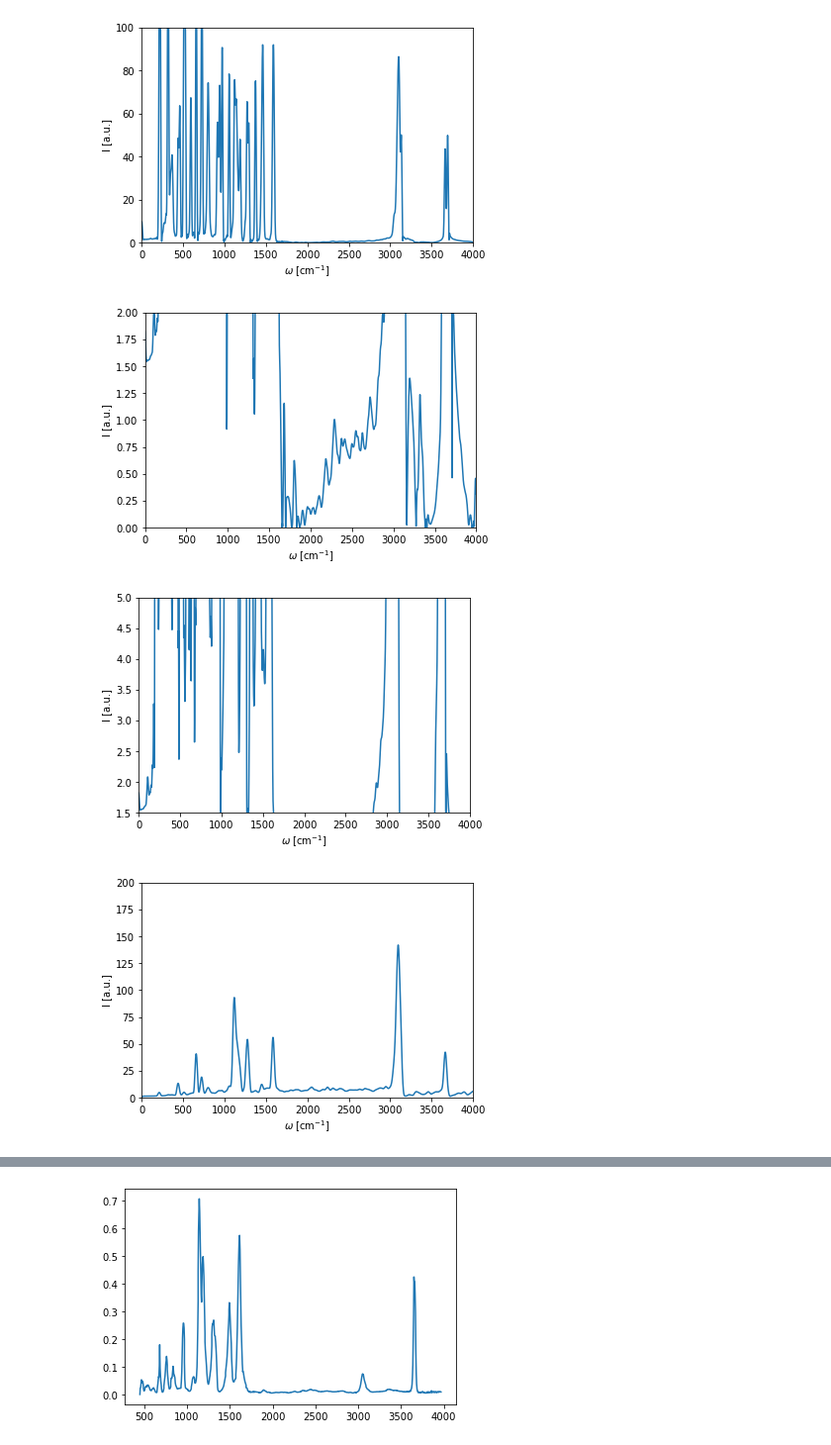
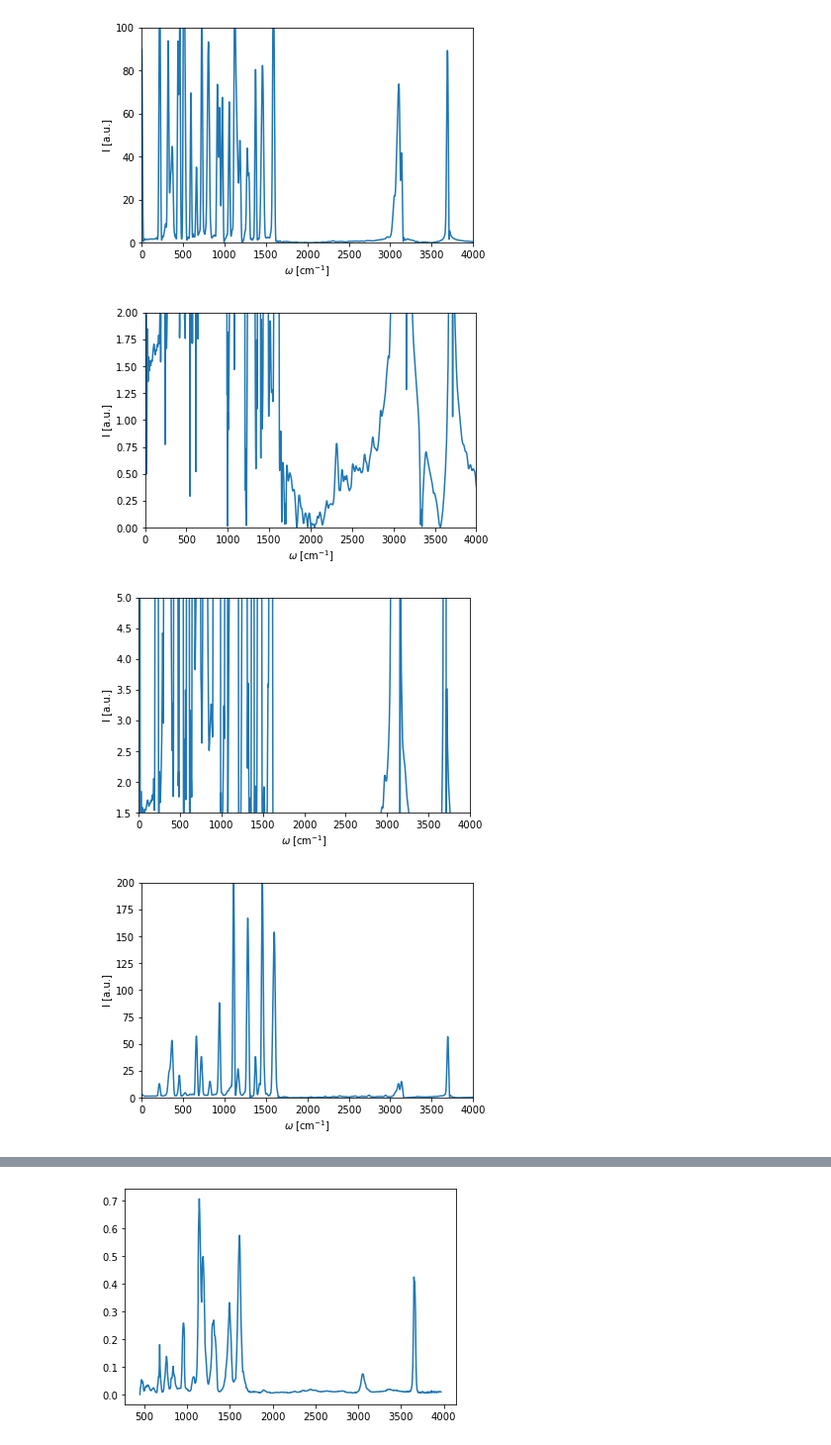
Before and after one commit to MihailBogojeski/equiv_dens_ml, a Jupyter notebook: schnetpack_md_ir_spectra_res.ipynb, the cells around one changed output, grey strips where cells are left out. Shown at 99% size. Saved outputs shown, nothing was run; the diff lists cells and outputs as text; code cells hidden in the pictures.

```diff
--- a/schnetpack_md_ir_spectra_res.ipynb
+++ b/schnetpack_md_ir_spectra_res.ipynb
@@ -14,5 +11,6 @@ The autoreload extension is already loaded. To reload it, use:
 # %%
-data = HDF5Loader('md_logs/2022-09-26_uyWZ6jDB/simulation_gpu_resorcinol_dipole_003_start_8-11_compressed.hdf5', load_properties=True, skip_initial=10000)
+#data = HDF5Loader('md_logs/2022-09-26_uyWZ6jDB/simulation_gpu_resorcinol_dipole_003_start_8-11_compressed.hdf5', load_properties=True, skip_initial=10000)
+data = HDF5Loader('md_logs/2023-01-13_Cr2KibUW/simulation_resorcinol_cluster_all_001_compressed.hdf5', load_properties=True, skip_initial=50000)
 # %%
 energies = data.get_property('energy')
 print('Shape:', energies.shape)
@@ -180,7 +178,7 @@ plt.xlabel('$\omega$ [cm$^{-1}$]')
 #plt.savefig('/home/mihail/Documents/Uni/PhD/equiv_dens/figures/ml_ethanol_vib_spectrum.svg')
 plt.show()
 # %% [output]
-[figure, old version]
+[figure, new version]
 # %%
 from schnetpack.md.utils.spectra import PowerSpectrum
 
@@ -201,7 +199,7 @@ plt.xlabel('$\omega$ [cm$^{-1}$]')
 #plt.savefig('/home/mihail/Documents/Uni/PhD/equiv_dens/figures/ml_ethanol_vib_spectrum.svg')
 plt.show()
 # %% [output]
-[figure, old version]
+[figure, new version]
 # %%
 from schnetpack.md.utils.spectra import PowerSpectrum
 
@@ -222,32 +220,33 @@ plt.xlabel('$\omega$ [cm$^{-1}$]')
 #plt.savefig('/home/mihail/Documents/Uni/PhD/equiv_dens/figures/ml_ethanol_vib_spectrum.svg')
 plt.show()
 # %% [output]
-[figure, old version]
+[figure, new version]
 # %%
 from schnetpack.md.utils.spectra import IRSpectrum
 
 spectrum = IRSpectrum(data, dipole_moment_handle='dipole_moment', resolution=4096)
 
 spectrum.compute_spectrum(molecule_idx=1)
 freqencies, intensities_1 = spectrum.get_spectrum()
-k_len = 20
-x_kern = np.linspace(-1, 1, k_len)
-w_1 = 1
-k_amp_1 = 1
-kernel_1 = k_amp_1*(np.exp(-(x_kern/w_1)**2)/np.sum(np.exp(-(x_kern/w_1)**2)))
-intensities_1 = np.convolve(intensities_1, kernel_1)[int(k_len/2):][:-(int(k_len/2)-1)]
+#k_len = 20
+#x_kern = np.linspace(-1, 1, k_len)
+#w_1 = 1
+#k_amp_1 = 1
+#kernel_1 = k_amp_1*(np.exp(-(x_kern/w_1)**2)/np.sum(np.exp(-(x_kern/w_1)**2)))
+#intensities_1 = np.convolve(intensities_1, kernel_1)[int(k_len/2):][:-(int(k_len/2)-1)]
 
 # Plot the spectrum
 plt.figure()
-plt.plot(freqencies, intensities_1)
+#plt.plot(freqencies, intensities_1)
+plt.plot(freqencies, intensities)
 plt.xlim(0,4000)
 plt.ylim(0,200)
 plt.ylabel('I [a.u.]')
 plt.xlabel('$\omega$ [cm$^{-1}$]')
 #plt.savefig('/home/mihail/Documents/Uni/PhD/equiv_dens/nat_manuscript/figures/ml_resorcinol_IR_spectrum_1.svg')
 plt.show()
 # %% [output]
-[figure, old version]
+[figure, new version]
 # %%
 from schnetpack.md.utils.spectra import IRSpectrum
 
```
Also changed, not shown: parts of 15 cells of this notebook.
